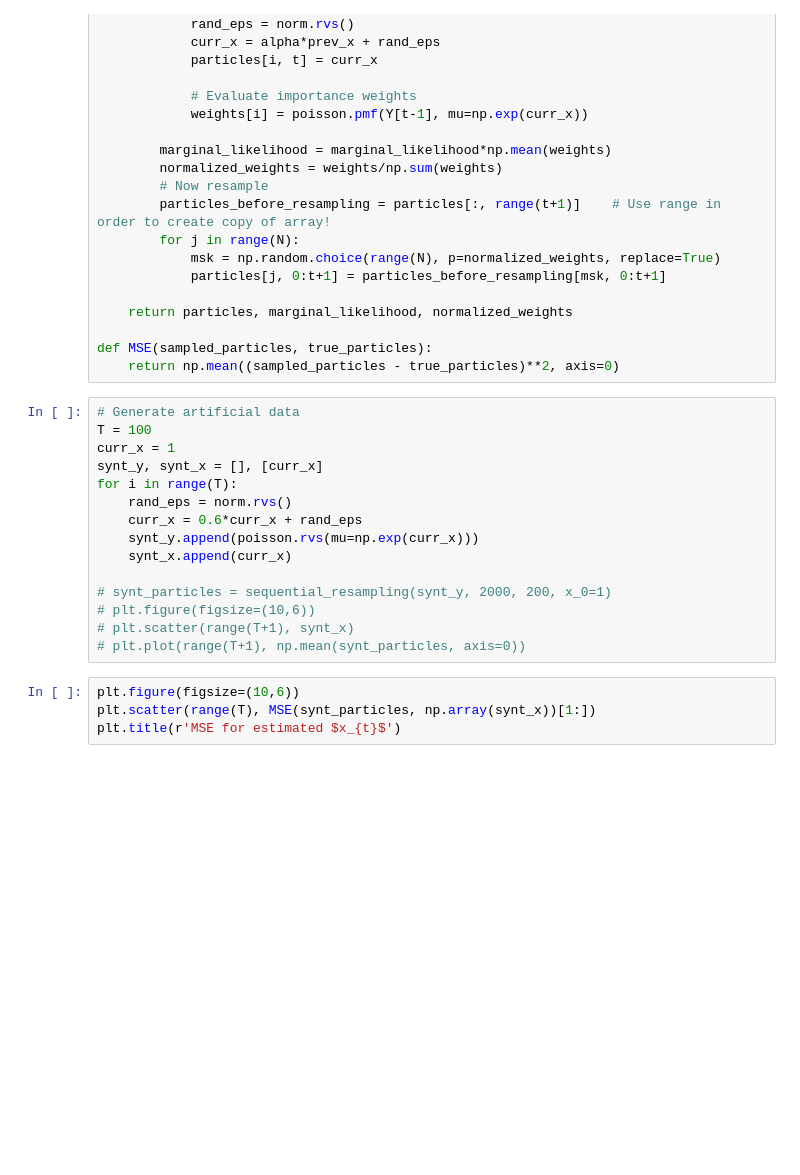
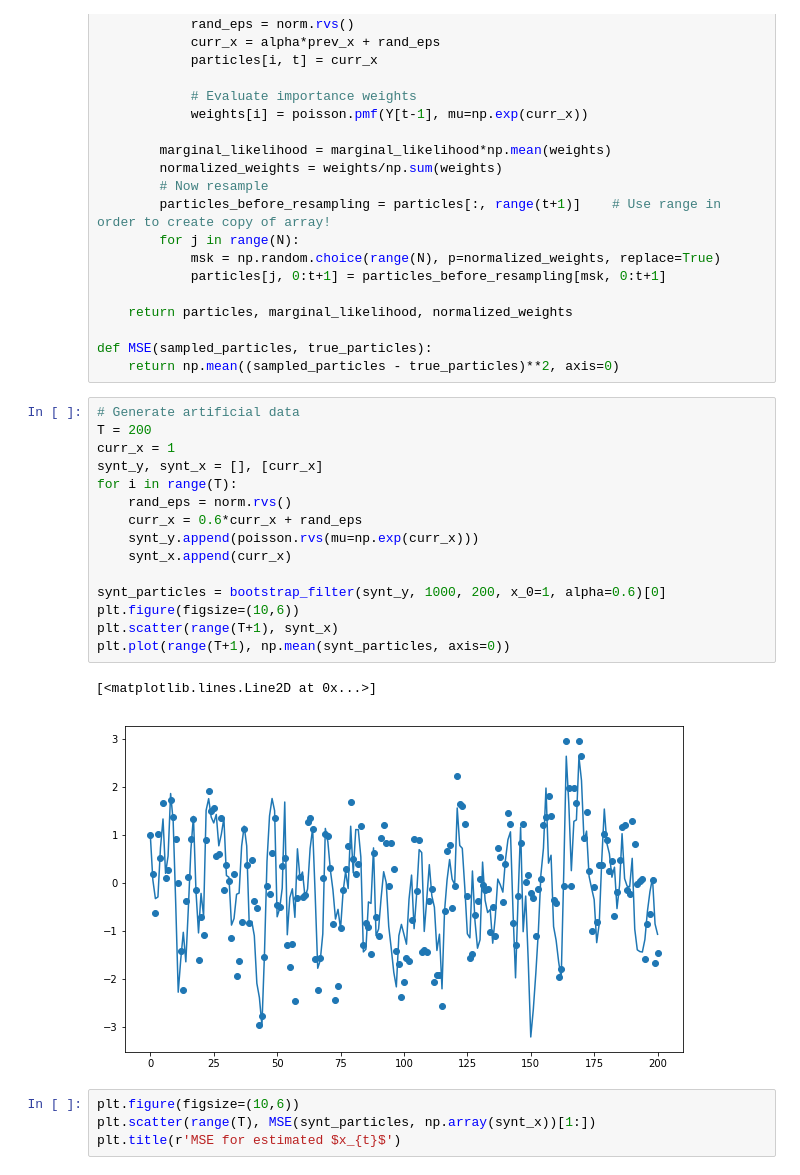
Before and after one commit to AtanasiuDemian/Final-year-project, a Jupyter notebook: Sequential.ipynb, the cells around one changed output. Saved outputs shown, nothing was run; the diff lists cells and outputs as text; blank space fills up the shorter version.

```diff
--- a/Sequential.ipynb
+++ b/Sequential.ipynb
@@ -47,19 +47,22 @@ def MSE(sampled_particles, true_particles):
     return np.mean((sampled_particles - true_particles)**2, axis=0)
 # %%
 # Generate artificial data
-T = 100
+T = 200
 curr_x = 1
 synt_y, synt_x = [], [curr_x]
 for i in range(T):
     rand_eps = norm.rvs()
     curr_x = 0.6*curr_x + rand_eps
     synt_y.append(poisson.rvs(mu=np.exp(curr_x)))
     synt_x.append(curr_x)
 
-# synt_particles = sequential_resampling(synt_y, 2000, 200, x_0=1)
-# plt.figure(figsize=(10,6))
-# plt.scatter(range(T+1), synt_x)
-# plt.plot(range(T+1), np.mean(synt_particles, axis=0))
+synt_particles = bootstrap_filter(synt_y, 1000, 200, x_0=1, alpha=0.6)[0]
+plt.figure(figsize=(10,6))
+plt.scatter(range(T+1), synt_x)
+plt.plot(range(T+1), np.mean(synt_particles, axis=0))
+# %% [output]
+[<matplotlib.lines.Line2D at 0x...>]
+[figure, added]
 # %%
 plt.figure(figsize=(10,6))
 plt.scatter(range(T), MSE(synt_particles, np.array(synt_x))[1:])
```
